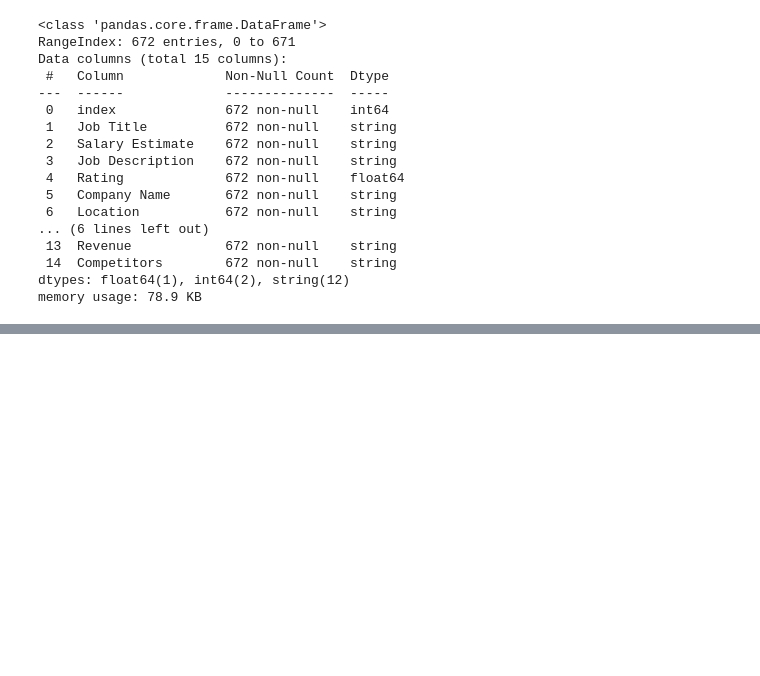
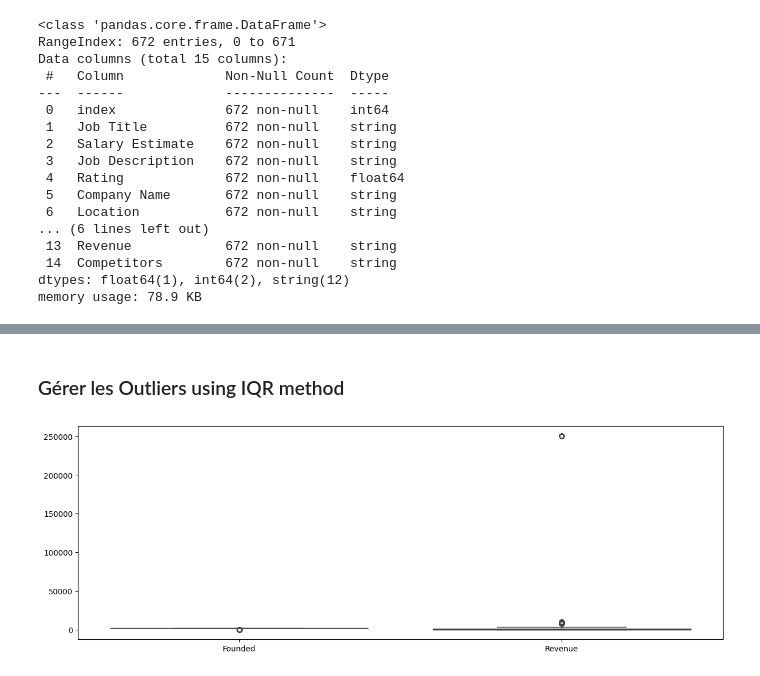
Before and after one commit to Maryemelb/rh-pulze-azure, a Jupyter notebook: backend/app/ml/Nootbook/eda.ipynb, the cells around one changed output, grey strips where cells are left out. Cells and saved outputs as stored; diff of their text form; code cells hidden in the pictures; blank space fills up the shorter version.

```diff
--- a/backend/app/ml/Nootbook/eda.ipynb
+++ b/backend/app/ml/Nootbook/eda.ipynb
@@ -137,0 +341,13 @@ dtype: int64
+# %%
+revenue_mode_by_year = df.groupby('Founded')['Revenue'].apply(
+    lambda x: x.mode()[0] if not x.mode().empty else None
+)
+mod_global_rev= df['Revenue'].mode()[0]
+revenue_mode_by_year.shape
+print(revenue_mode_by_year.isna().sum())
+print(revenue_mode_by_year.head(20))
+
+revenue_mode_by_year=revenue_mode_by_year.fillna(mod_global_rev)
+
+print(revenue_mode_by_year.isna().sum())
+revenue_mode_by_year.shape
@@ -137,0 +373,5 @@ dtype: int64
+# %%
+df["Revenue"]=df["Revenue"].fillna(df['Founded'].map(revenue_mode_by_year))
+df["Revenue"].isna().sum()
+df.head(2)
+print(df['Revenue'].isna().sum())
@@ -137,0 +400,12 @@ dtype: int64
+# %% [markdown]
+### Gérer les Outliers using IQR method
+# %%
+from matplotlib import pyplot as plt
+import seaborn as sns
+
+numerical_features =  df[["Founded","Revenue"]].copy()
+plt.figure(figsize=(15,5))
+sns.boxplot(numerical_features)
+plt.show()
+# %% [output]
+[figure, added]
```
Also changed, not shown: parts of 34 cells of this notebook, 10 other files.
